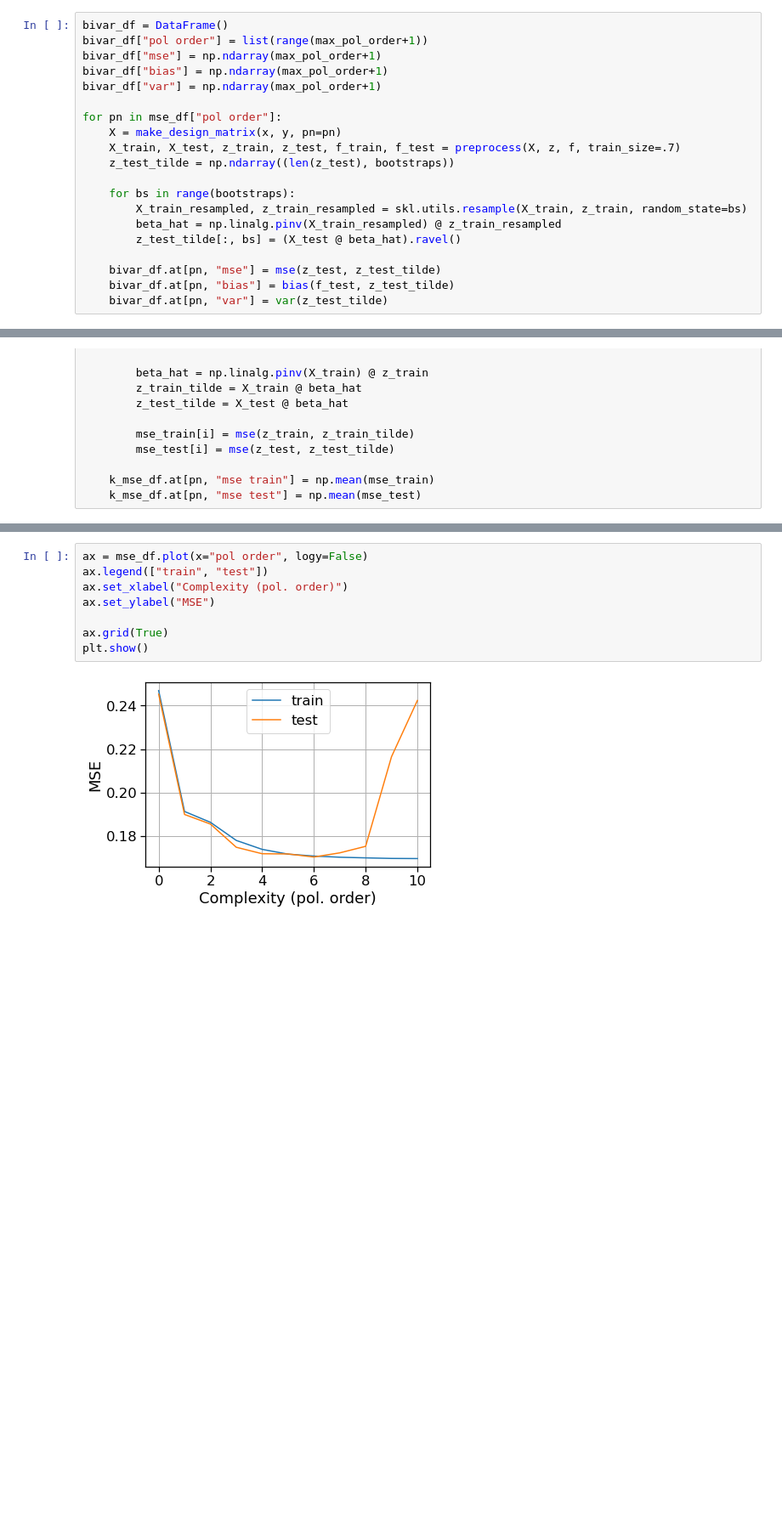
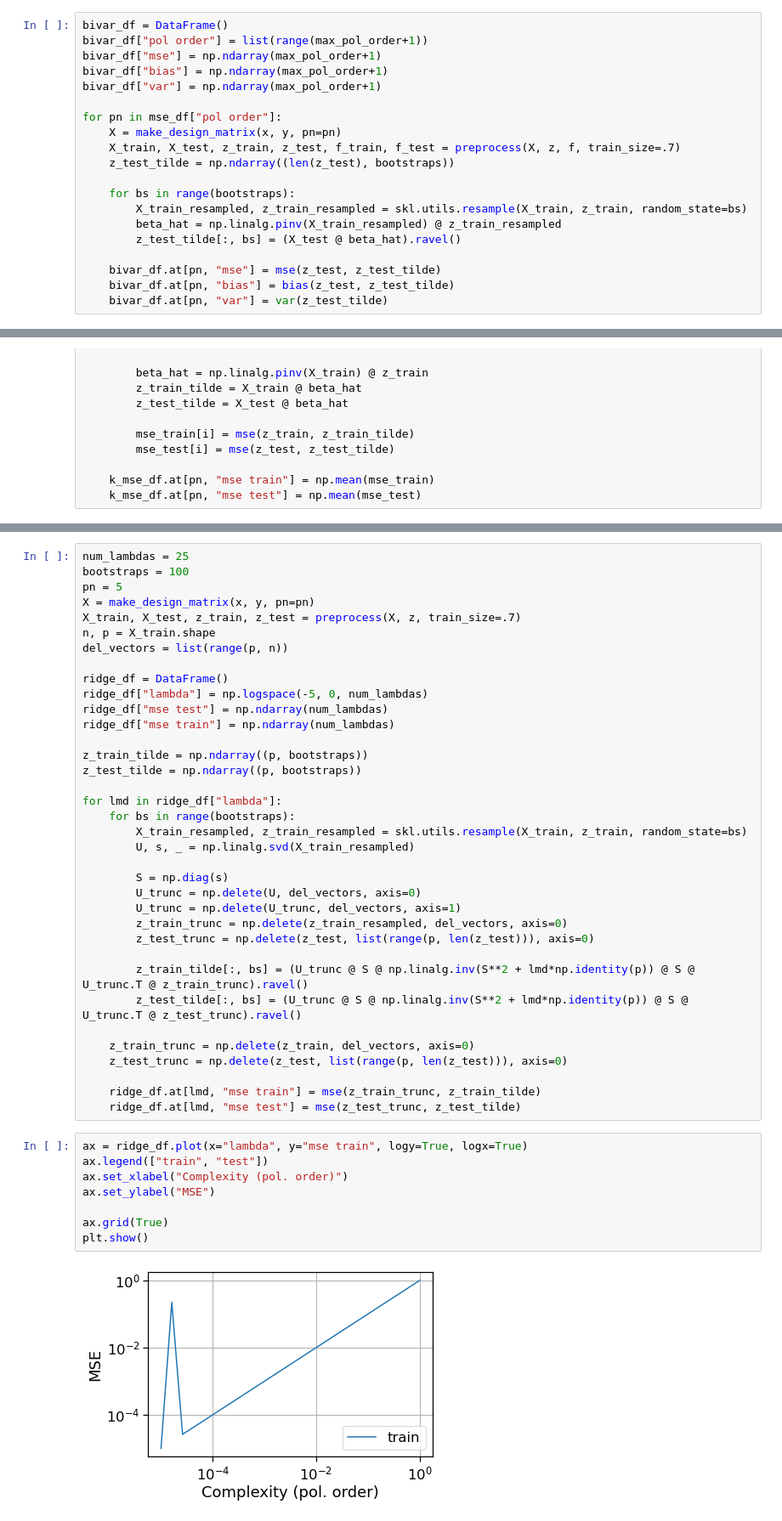
Before and after one commit to fonstelien/FYS-STK4155, a Jupyter notebook: project1/project1.ipynb, the cells around one changed output, grey strips where cells are left out. Shown at 85% size. Cells and saved outputs as stored; diff of their text form; blank space fills up the shorter version.

```diff
--- a/project1/project1.ipynb
+++ b/project1/project1.ipynb
@@ -132,6 +131,6 @@ for pn in mse_df["pol order"]:
         z_test_tilde[:, bs] = (X_test @ beta_hat).ravel()
 
     bivar_df.at[pn, "mse"] = mse(z_test, z_test_tilde)
-    bivar_df.at[pn, "bias"] = bias(f_test, z_test_tilde)
+    bivar_df.at[pn, "bias"] = bias(z_test, z_test_tilde)
     bivar_df.at[pn, "var"] = var(z_test_tilde)
 # %%
@@ -195,10 +196,46 @@ plt.show()
+# %%
+num_lambdas = 25
+bootstraps = 100
+pn = 5
+X = make_design_matrix(x, y, pn=pn)
+X_train, X_test, z_train, z_test = preprocess(X, z, train_size=.7)
+n, p = X_train.shape
+del_vectors = list(range(p, n))
+
+ridge_df = DataFrame()
+ridge_df["lambda"] = np.logspace(-5, 0, num_lambdas)
+ridge_df["mse test"] = np.ndarray(num_lambdas)
+ridge_df["mse train"] = np.ndarray(num_lambdas)
+
+z_train_tilde = np.ndarray((p, bootstraps))
+z_test_tilde = np.ndarray((p, bootstraps))
+
+for lmd in ridge_df["lambda"]:
+    for bs in range(bootstraps):
+        X_train_resampled, z_train_resampled = skl.utils.resample(X_train, z_train, random_state=bs)
+        U, s, _ = np.linalg.svd(X_train_resampled)
+
+        S = np.diag(s)
+        U_trunc = np.delete(U, del_vectors, axis=0)
+        U_trunc = np.delete(U_trunc, del_vectors, axis=1)
+        z_train_trunc = np.delete(z_train_resampled, del_vectors, axis=0)
+        z_test_trunc = np.delete(z_test, list(range(p, len(z_test))), axis=0)
+
+        z_train_tilde[:, bs] = (U_trunc @ S @ np.linalg.inv(S**2 + lmd*np.identity(p)) @ S @ U_trunc.T @ z_train_trunc).ravel()
+        z_test_tilde[:, bs] = (U_trunc @ S @ np.linalg.inv(S**2 + lmd*np.identity(p)) @ S @ U_trunc.T @ z_test_trunc).ravel()
+
+    z_train_trunc = np.delete(z_train, del_vectors, axis=0)
+    z_test_trunc = np.delete(z_test, list(range(p, len(z_test))), axis=0)
+
+    ridge_df.at[lmd, "mse train"] = mse(z_train_trunc, z_train_tilde)
+    ridge_df.at[lmd, "mse test"] = mse(z_test_trunc, z_test_tilde)
 # %%
-ax = mse_df.plot(x="pol order", logy=False)
+ax = ridge_df.plot(x="lambda", y="mse train", logy=True, logx=True)
 ax.legend(["train", "test"])
 ax.set_xlabel("Complexity (pol. order)")
 ax.set_ylabel("MSE")
 
 ax.grid(True)
 plt.show()
 # %% [output]
-[figure, old version]
+[figure, new version]
```
Also changed, not shown: parts of 10 cells of this notebook.
